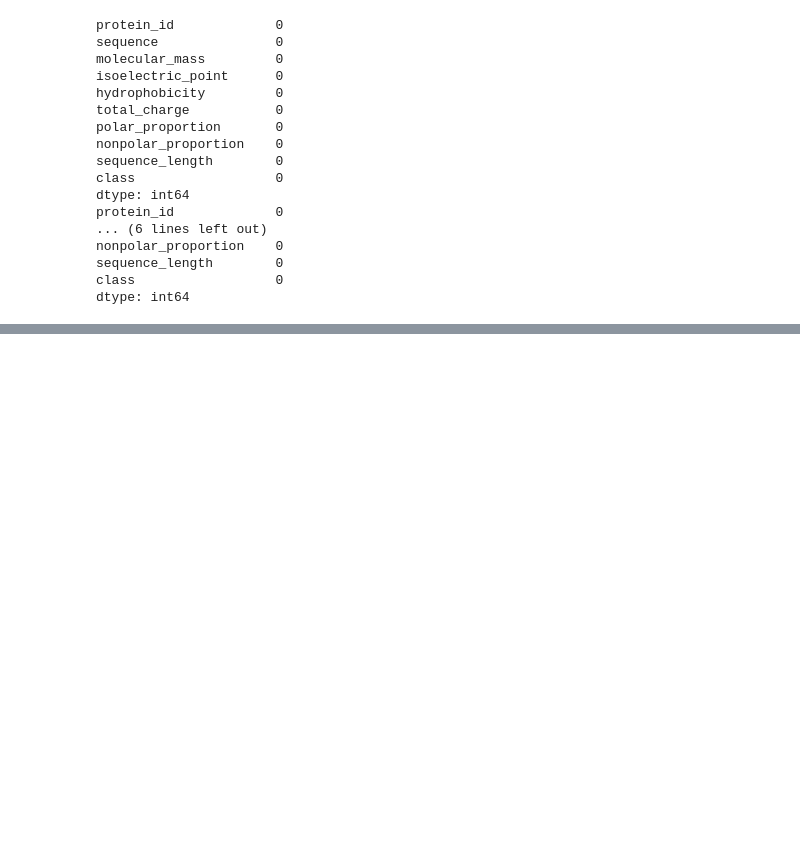
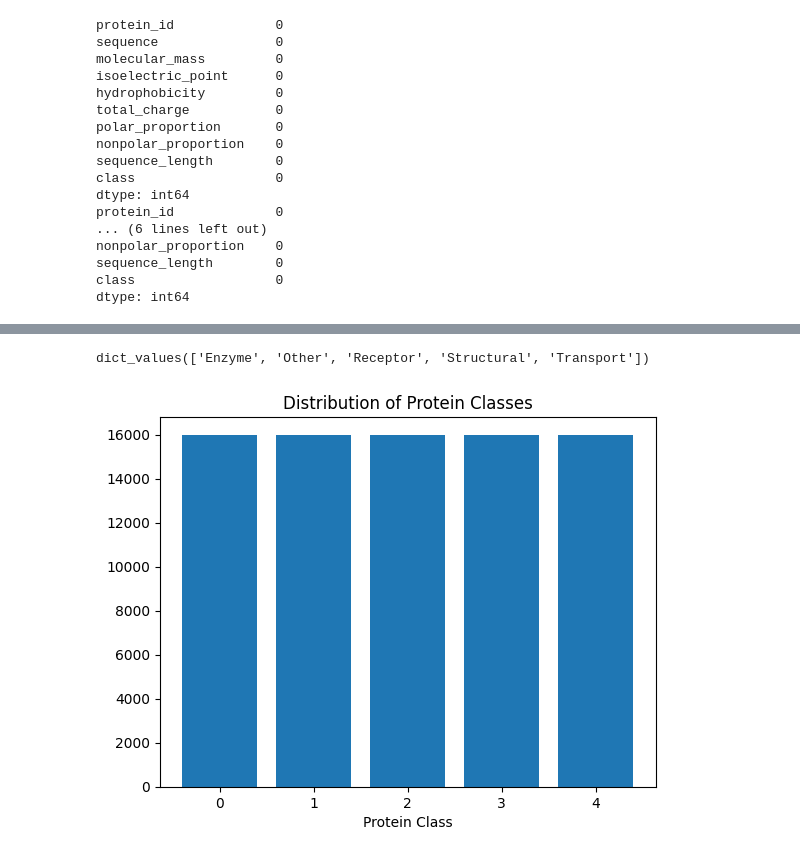
Before and after one commit to txx99/Misc-Projects, a Jupyter notebook: Protein_Dataset_Analysis/Script/main.ipynb, the cells around one changed output, grey strips where cells are left out. Cells and saved outputs as stored; diff of their text form; code cells hidden in the pictures; blank space fills up the shorter version.

```diff
--- a/Protein_Dataset_Analysis/Script/main.ipynb
+++ b/Protein_Dataset_Analysis/Script/main.ipynb
@@ -131,0 +165,14 @@ dtype: int64
+# %%
+# classes = dict(enumerate(sorted(class_mapping.values())))
+print(classes.values())
+# %% [output]
+dict_values(['Enzyme', 'Other', 'Receptor', 'Structural', 'Transport'])
+# %%
+# protein class distrubution
+plt.bar(train['class'], train['class'].value_counts().sum())
+plt.xlabel('Protein Class')
+# plt.legend(classes.values())
+plt.title('Distribution of Protein Classes')
+plt.show()
+# %% [output]
+[figure, added]
```
Also changed, not shown: parts of 12 cells of this notebook.
